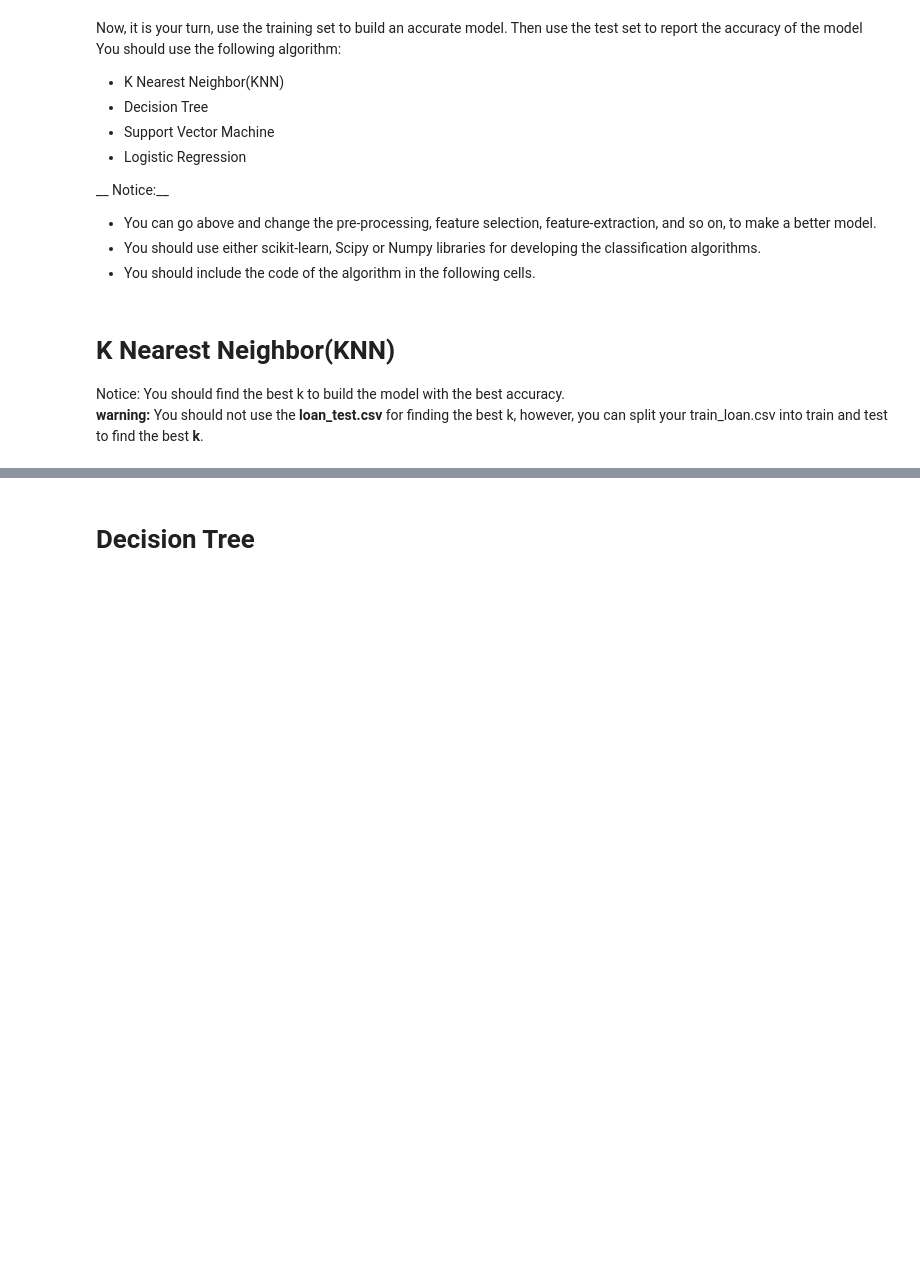
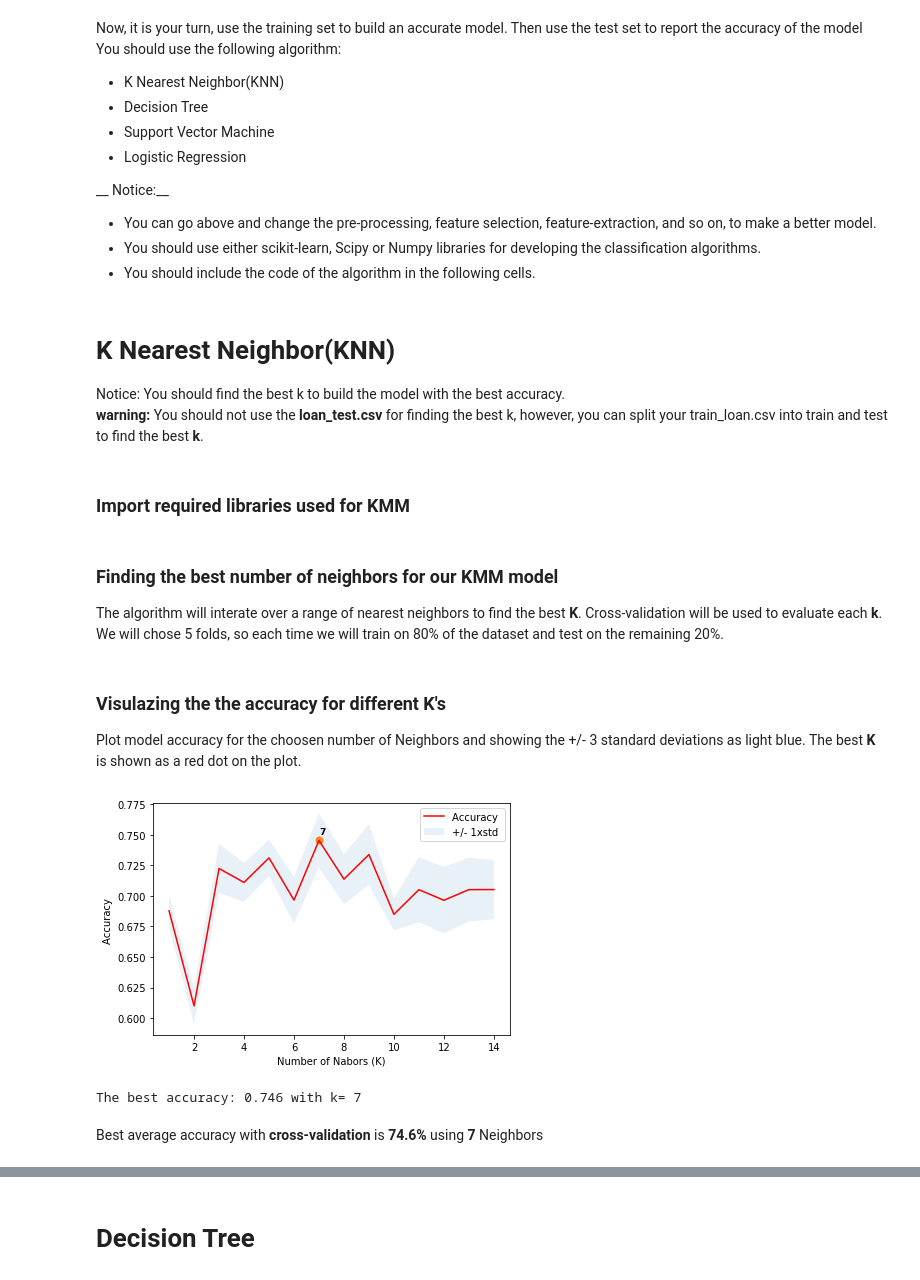
Before and after one commit to M-L-5000/Capstone-projects, a Jupyter notebook: Final project - Machine Learning with Python.ipynb, the cells around one changed output, grey strips where cells are left out. Saved outputs shown, nothing was run; the diff lists cells and outputs as text; code cells hidden in the pictures; blank space fills up the shorter version.

```diff
--- a/Final project - Machine Learning with Python.ipynb
+++ b/Final project - Machine Learning with Python.ipynb
@@ -295,3 +296,5 @@ __ Notice:__
 # K Nearest Neighbor(KNN)
 Notice: You should find the best k to build the model with the best accuracy.
 **warning:** You should not use the __loan_test.csv__ for finding the best k, however, you can split your train_loan.csv into train and test to find the best __k__.
+# %% [markdown]
+### Import required libraries used for KMM
@@ -297,0 +310,38 @@ Notice: You should find the best k to build the model with the best accuracy.
+# %% [markdown]
+### Finding the best number of neighbors for our KMM model
+The algorithm will interate over a range of nearest neighbors to find the best __K__. Cross-validation will be used to evaluate each __k__. We will chose 5 folds, so each time we will train on 80% of the dataset and test on the remaining 20%.
+# %%
+Ks = 15 # sets the range of K (nearest nighbors)
+kfold = 5
+mean_cv_KMM = []
+std_cv_KMM = []
+for n in range(1,Ks):
+    #Train Model and Predict
+    cv = KFold(n_splits=kfold, random_state=4, shuffle=True)
+    clf = KNeighborsClassifier(n_neighbors = n)
+    scores = cross_val_score(clf,X, y, cv=cv)
+    mean_cv_KMM.append(np.mean(scores))
+    std_cv_KMM.append(sem(scores))
+# %% [markdown]
+### Visulazing the the accuracy for different K's
+Plot model accuracy for the choosen number of Neighbors and showing the +/- 3 standard deviations as light blue.
+The best __K__ is shown as a red dot on the plot.
+# %%
+mean_cv_KMM_plot = np.array(mean_cv_KMM)
+std_cv_KMM_plot = np.array(std_cv_KMM)
+plt.plot(range(1,Ks),mean_cv_KMM_plot,'r')
+plt.fill_between(range(1,Ks),mean_cv_KMM_plot - 1 * std_cv_KMM_plot, mean_cv_KMM_plot + 1 * std_cv_KMM_plot, alpha=0.10)
+plt.legend(('Accuracy ', '+/- 1xstd'))
+plt.ylabel('Accuracy ')
+plt.xlabel('Number of Nabors (K)')
+plt.tight_layout()
+plt.scatter(mean_cv_KMM_plot.argmax()+1, mean_cv_KMM_plot.max(),s=50, marker=u'o', alpha=0.9)
+plt.text(mean_cv_KMM_plot.argmax()+1, mean_cv_KMM_plot.max() + 0.005, str(mean_cv_KMM_plot.argmax() + 1),
+         fontdict={'weight': 'bold', 'size': 9})
+plt.show()
+print(("The best accuracy: {0:.3f} with k= {1:.0f}").format(mean_cv_KMM_plot.max(),mean_cv_KMM_plot.argmax()+1))
+# %% [output]
+[figure, added]
+The best accuracy: 0.746 with k= 7
+# %% [markdown]
+Best average accuracy with __cross-validation__ is __74.6%__ using __7__ Neighbors
```
Also changed, not shown: parts of 14 cells of this notebook.
